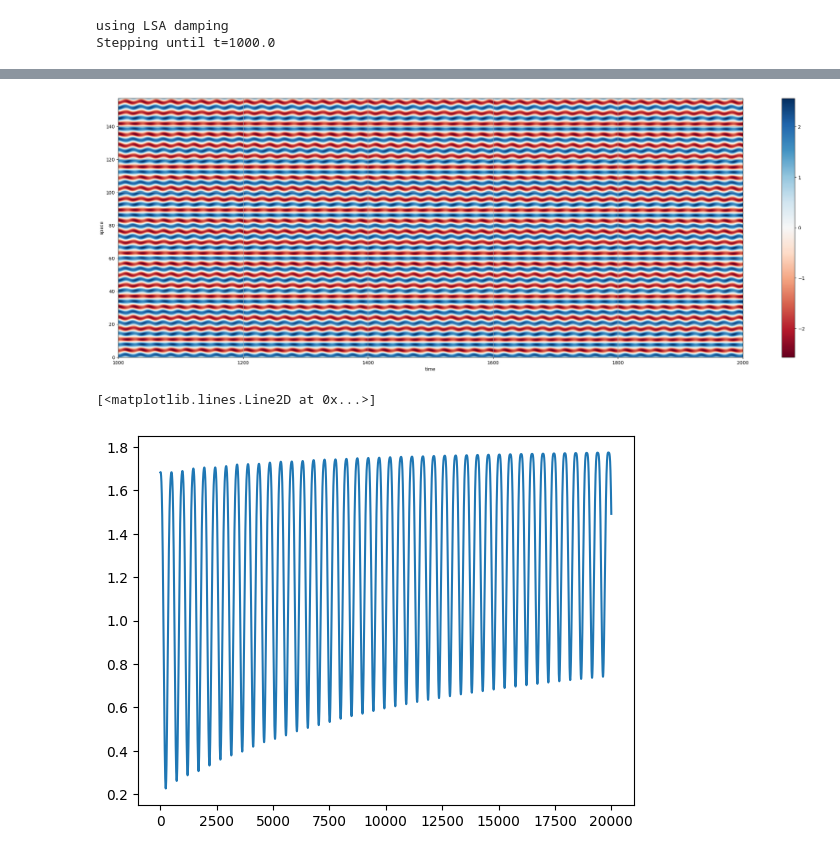
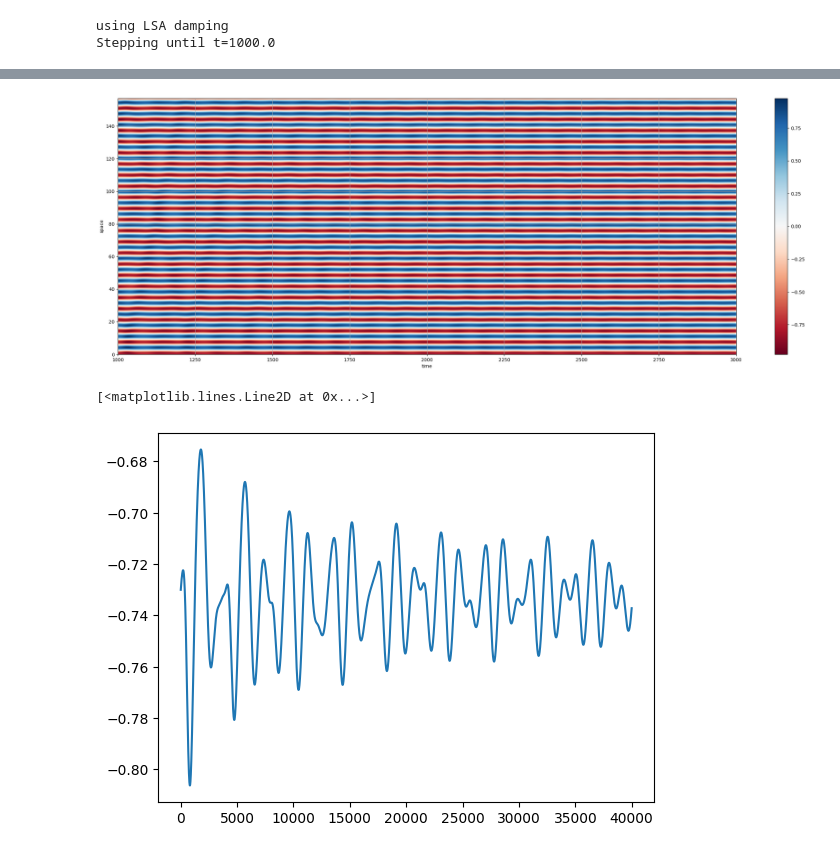
Before and after one commit to michaelifebrian/NikolaevskyDynamics, a Jupyter notebook: Rombak V1_Batch.ipynb, the cells around one changed output, grey strips where cells are left out. Saved outputs shown, nothing was run; the diff lists cells and outputs as text; code cells hidden in the pictures.

```diff
--- a/Rombak V1_Batch.ipynb
+++ b/Rombak V1_Batch.ipynb
@@ -13,17 +11,18 @@ Using GPU
 DOMAIN_SIZE = 50*np.pi
 N_DOF = 512
 DT = 0.05
-r = np.linspace(0.0, 0.5, 100)
-# r = np.array([0.31])
-v = 0.25 # 0 0.05 0.1 0.15 0.2 0.25
+# r = np.linspace(0.0, 0.5, 300)
+r = np.array([0.27])
+v = 0.20 # 0 0.05 0.1 0.15 0.2 0.25
 
 # mesh = np.linspace(0, DOMAIN_SIZE, N_DOF, endpoint=False)
 # mesh = np.tile(mesh, (len(r),1))
 # u_0 = 12*(r.reshape(-1,1)**0.5)*np.cos(mesh)
 np.random.seed(42)
-u_0 = np.random.randn(len(r), N_DOF)
+u_0 = np.random.randn(N_DOF)
+u_0 = np.tile(u_0, (len(r),1))
 
-nke = NE(L=DOMAIN_SIZE, N=N_DOF, h=DT, u_0=u_0, r=r, v=v, precompute_step=round(1000 / DT))
+nke = NE(L=DOMAIN_SIZE, N=N_DOF, h=DT, u_0=u_0, r=r, v=v, precompute_step=round(1000 / DT), device='cuda')
 # %% [output]
 using LSA damping
 Stepping until t=1000.0
@@ -73,8 +54,8 @@ for i in range(len(r)):
 # %%
 # nke.forward(round(0 / DT), False)
-trj = nke.forward(round(1000 / DT), True)
+trj = nke.forward(round(2000 / DT), True)
 # %%
-batch = 64
+batch = 0
 plt.figure(figsize=(30, 10))
 plt.imshow(
     trj[batch].T.cpu(),
@@ -88,5 +69,5 @@ plt.xlabel("time")
 plt.ylabel("space")
 plt.grid()
 # %% [output]
-[figure, old version]
+[figure, new version]
 # %%
@@ -106,9 +87,9 @@ for i in range(100):
     plt.grid()
     plt.show()
 # %%
-plt.plot(trj[batch].T[0].cpu())
+plt.plot(trj.T[0].cpu())
 # %% [output]
 [<matplotlib.lines.Line2D at 0x...>]
-[figure, old version]
+[figure, new version]
 # %%
 plt.plot(trj[batch].T[0].cpu(),np.gradient(trj[batch].T[0].cpu()))
```
Also changed, not shown: parts of 5 cells of this notebook, 3 other files.
